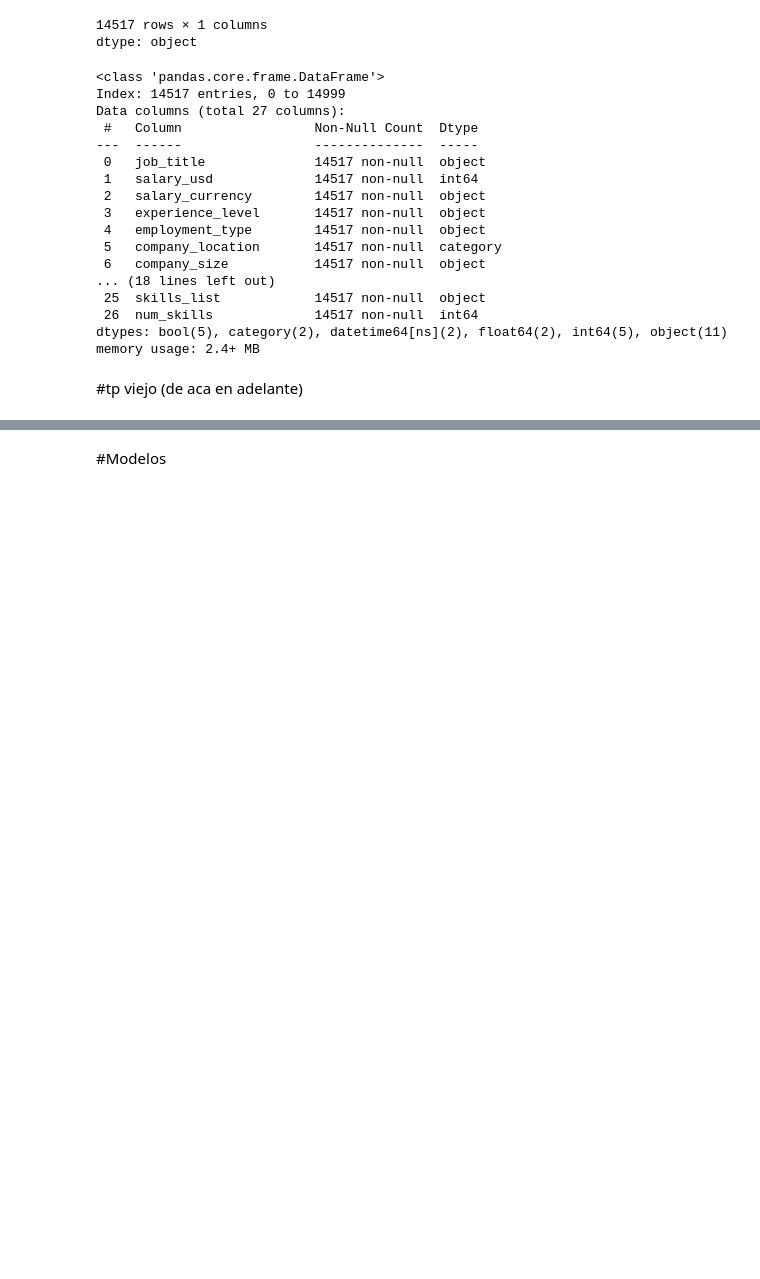
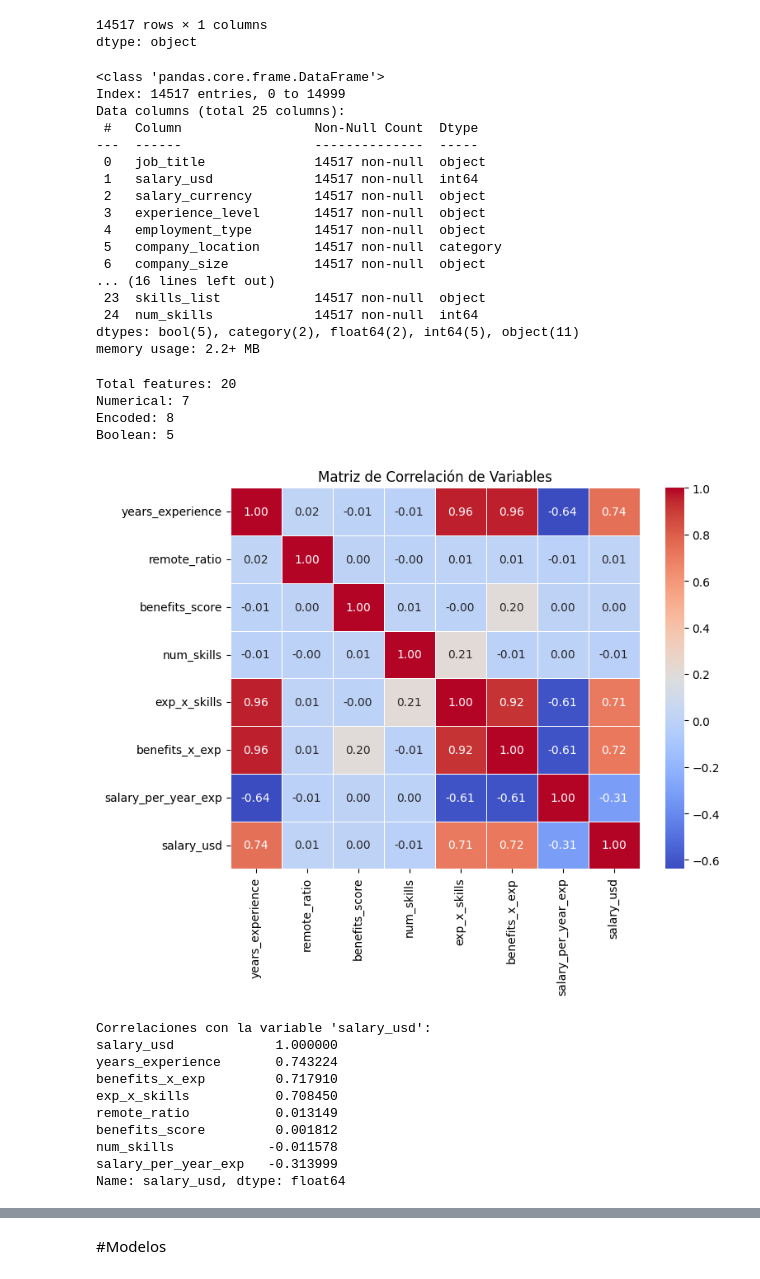
Before and after one commit to EzeRivero/Data-Science-II, a Jupyter notebook: IA_Job_Rivero_Proyecto_Final.ipynb, the cells around one changed output, grey strips where cells are left out. Drawn from its saved outputs; the diff is of its cells as text; code cells hidden in the pictures; blank space fills up the shorter version.

```diff
--- a/IA_Job_Rivero_Proyecto_Final.ipynb
+++ b/IA_Job_Rivero_Proyecto_Final.ipynb
@@ -317,7 +318,7 @@ Ahora vamos a reducir la dimensionalidad del dataset quitando las columnas que n
 # %%
 #Procedemos a dropear esas columnas que no vamos a ocupar para el modelo, quedando
 drop_cols = [
-    "job_id", "job_description_length"
+    "job_id", "job_description_length", "posting_date", "application_deadline"
     ]
 
 df = df.drop(columns=drop_cols)
@@ -437,7 +438,7 @@ df.info()
 # %% [output]
 <class 'pandas.core.frame.DataFrame'>
 Index: 14517 entries, 0 to 14999
-Data columns (total 27 columns):
+Data columns (total 25 columns):
  #   Column                 Non-Null Count  Dtype
 ---  ------                 --------------  -----
  0   job_title              14517 non-null  object
@@ -447,10 +448,8 @@ Data columns (total 27 columns):
  4   employment_type        14517 non-null  object
  5   company_location       14517 non-null  category
  6   company_size           14517 non-null  object
-... (18 lines left out)
- 25  skills_list            14517 non-null  object
- 26  num_skills             14517 non-null  int64
-dtypes: bool(5), category(2), datetime64[ns](2), float64(2), int64(5), object(11)
-memory usage: 2.4+ MB
+... (16 lines left out)
+ 23  skills_list            14517 non-null  object
+ 24  num_skills             14517 non-null  int64
+dtypes: bool(5), category(2), float64(2), int64(5), object(11)
+memory usage: 2.2+ MB
-# %% [markdown]
-#tp viejo (de aca en adelante)
@@ -456,0 +469,57 @@ memory usage: 2.4+ MB
+# %%
+# Creamos unas nuevas columnas desde copia_df
+copia_df['exp_x_skills'] = copia_df['years_experience'] * copia_df['num_skills']
+copia_df['benefits_x_exp'] = copia_df['benefits_score'] * copia_df['years_experience']
+
+# Elegimos las features finales para los modelos de ML
+numerical_features = [
+    'years_experience', 'remote_ratio', 'benefits_score',
+    'num_skills', 'exp_x_skills','benefits_x_exp','salary_per_year_exp'
+]
+encoded_features = [
+    'experience_encoded', 'company_location_encoded', 'company_size_encoded',
+    'employee_residence_encoded', 'education_required_encoded',
+    'industry_encoded', 'salary_currency_encoded','job_title_encoded'
+]
+
+boolean_features = [
+    'emp_full_time', 'emp_part_time', 'emp_freelance',
+    'remote_onsite', 'remote_remote'
+]
+
+total_features = numerical_features + encoded_features + boolean_features
+print(f"Total features: {len(total_features)}")
+print(f"Numerical: {len(numerical_features)}")
+print(f"Encoded: {len(encoded_features)}")
+print(f"Boolean: {len(boolean_features)}")
+# %% [output]
+Total features: 20
+Numerical: 7
+Encoded: 8
+Boolean: 5
+# %%
+# Ahora que todas las características están en 'copia_df', actualizamos 'df'
+df = copia_df
+
+corr_features = numerical_features + ["salary_usd"] #Calculamos la matriz de correlación con los valores numéricos (features y target)
+
+correlation_matrix = df[corr_features].corr()
+plt.figure(figsize=(8, 6))
+sns.heatmap(correlation_matrix, annot=True, cmap='coolwarm', fmt=".2f", linewidths=.5)
+plt.title('Matriz de Correlación de Variables')
+plt.show()
+
+print("\nCorrelaciones con la variable 'salary_usd':")
+print(correlation_matrix["salary_usd"].sort_values(ascending=False))
+# %% [output]
+[figure, added]
+Correlaciones con la variable 'salary_usd':
+salary_usd             1.000000
+years_experience       0.743224
+benefits_x_exp         0.717910
+exp_x_skills           0.708450
+remote_ratio           0.013149
+benefits_score         0.001812
+num_skills            -0.011578
+salary_per_year_exp   -0.313999
+Name: salary_usd, dtype: float64
```
Also changed, not shown: parts of 14 cells of this notebook.
